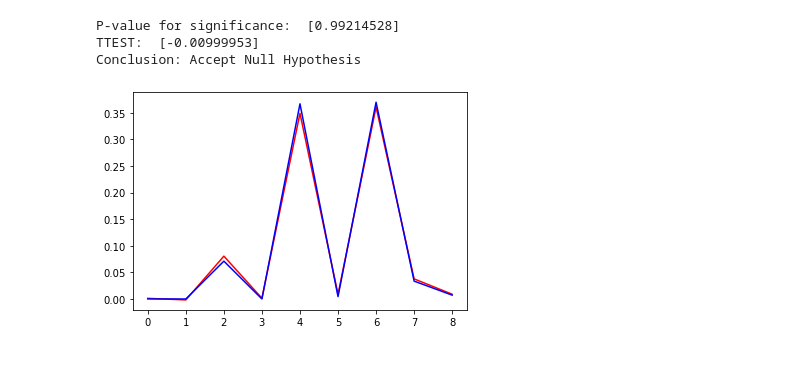
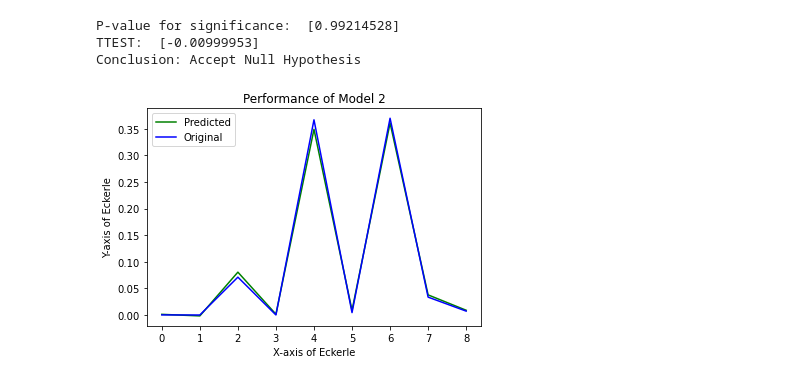
Before and after one commit to n-minhhai/DL-data-imputation, a Jupyter notebook: model2.ipynb, the cells around one changed output. Saved outputs shown, nothing was run; the diff lists cells and outputs as text; code cells hidden in the pictures.

Commit message:
Added labels to graphs

```diff
--- a/model2.ipynb
+++ b/model2.ipynb
@@ -264,8 +264,12 @@ Conclusion: Accept Null Hypothesis
 # %%
 # Plot in blue color the predicted adata and in green color the
 # actual data to verify visually the accuracy of the model.
-plt.plot(y_scaler.inverse_transform(predicted_value), color="red")
-plt.plot(y_scaler.inverse_transform(expected_value), color="blue")
+plt.plot(y_scaler.inverse_transform(predicted_value), color="green", label='Predicted')
+plt.plot(y_scaler.inverse_transform(expected_value), color="blue", label='Original')
+plt.xlabel('X-axis of Eckerle')
+plt.ylabel('Y-axis of Eckerle')
+plt.title('Performance of Model 2')
+plt.legend()
 plt.show()
 # %% [output]
-[figure, old version]
+[figure, new version]
```
